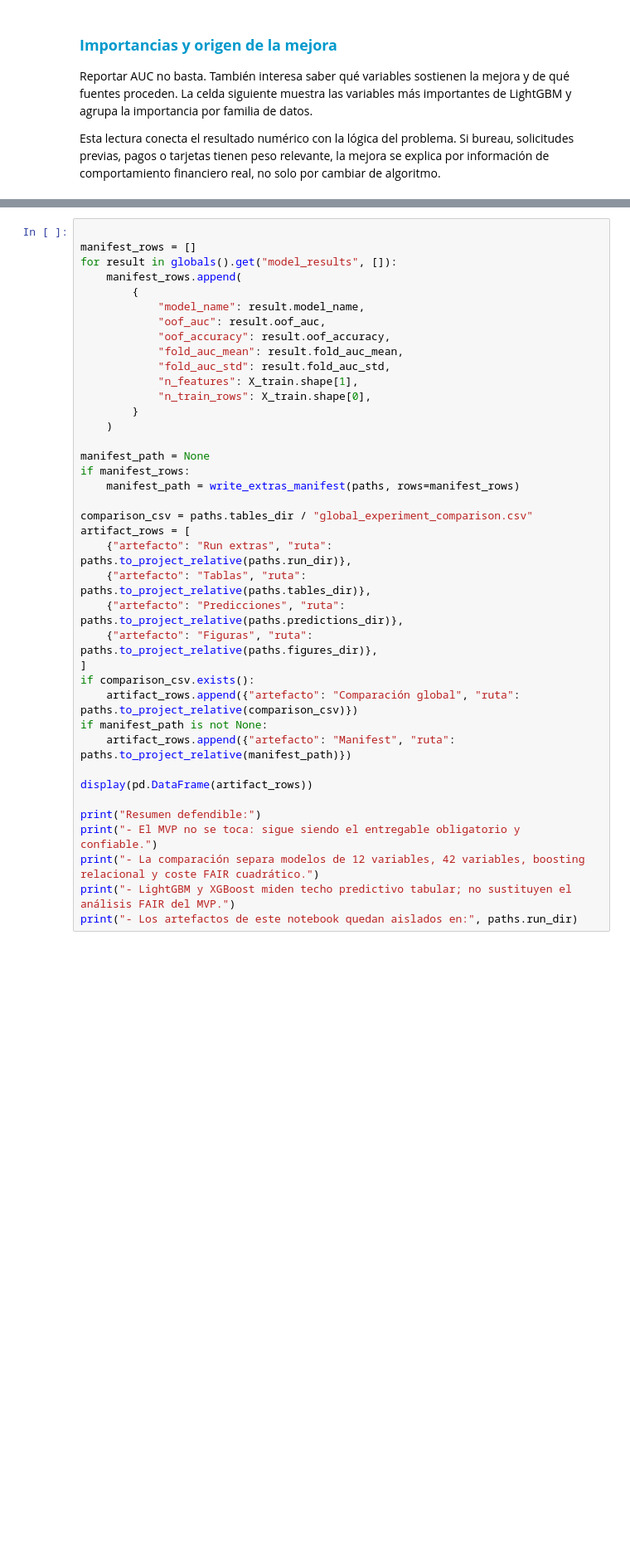
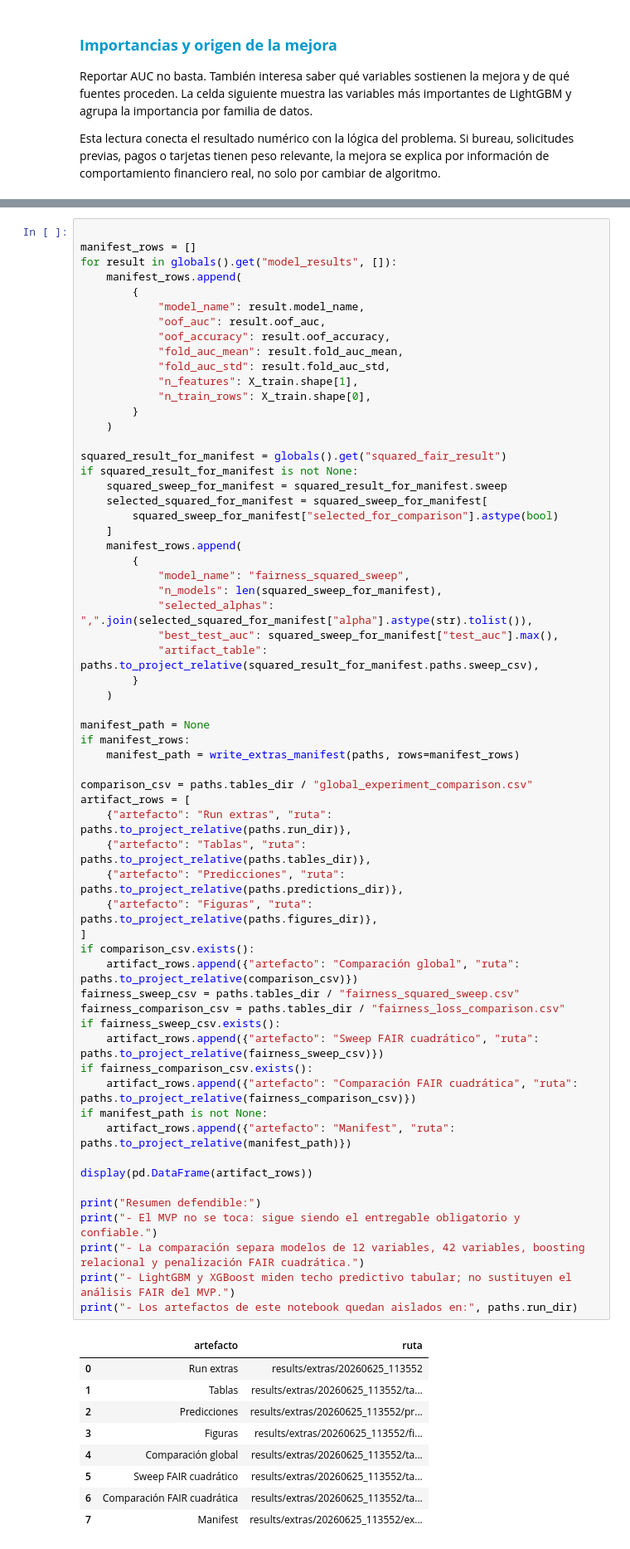
Before and after one commit to marcocorpacriado-pixel/taller-redes-confiables, a Jupyter notebook: notebooks/02_extras_grade10.ipynb, the cells around one changed output, grey strips where cells are left out. Shown at 83% size. Drawn from its saved outputs; the diff is of its cells as text; blank space fills up the shorter version.

```diff
--- a/notebooks/02_extras_grade10.ipynb
+++ b/notebooks/02_extras_grade10.ipynb
@@ -1039,31 +1279,63 @@ for result in globals().get("model_results", []):
             "oof_accuracy": result.oof_accuracy,
             "fold_auc_mean": result.fold_auc_mean,
             "fold_auc_std": result.fold_auc_std,
             "n_features": X_train.shape[1],
             "n_train_rows": X_train.shape[0],
         }
     )
 
+squared_result_for_manifest = globals().get("squared_fair_result")
+if squared_result_for_manifest is not None:
+    squared_sweep_for_manifest = squared_result_for_manifest.sweep
+    selected_squared_for_manifest = squared_sweep_for_manifest[
+        squared_sweep_for_manifest["selected_for_comparison"].astype(bool)
+    ]
+    manifest_rows.append(
+        {
+            "model_name": "fairness_squared_sweep",
+            "n_models": len(squared_sweep_for_manifest),
+            "selected_alphas": ",".join(selected_squared_for_manifest["alpha"].astype(str).tolist()),
+            "best_test_auc": squared_sweep_for_manifest["test_auc"].max(),
+            "artifact_table": paths.to_project_relative(squared_result_for_manifest.paths.sweep_csv),
+        }
+    )
+
 manifest_path = None
 if manifest_rows:
     manifest_path = write_extras_manifest(paths, rows=manifest_rows)
 
 comparison_csv = paths.tables_dir / "global_experiment_comparison.csv"
 artifact_rows = [
     {"artefacto": "Run extras", "ruta": paths.to_project_relative(paths.run_dir)},
     {"artefacto": "Tablas", "ruta": paths.to_project_relative(paths.tables_dir)},
     {"artefacto": "Predicciones", "ruta": paths.to_project_relative(paths.predictions_dir)},
     {"artefacto": "Figuras", "ruta": paths.to_project_relative(paths.figures_dir)},
 ]
 if comparison_csv.exists():
     artifact_rows.append({"artefacto": "Comparación global", "ruta": paths.to_project_relative(comparison_csv)})
+fairness_sweep_csv = paths.tables_dir / "fairness_squared_sweep.csv"
+fairness_comparison_csv = paths.tables_dir / "fairness_loss_comparison.csv"
+if fairness_sweep_csv.exists():
+    artifact_rows.append({"artefacto": "Sweep FAIR cuadrático", "ruta": paths.to_project_relative(fairness_sweep_csv)})
+if fairness_comparison_csv.exists():
+    artifact_rows.append({"artefacto": "Comparación FAIR cuadrática", "ruta": paths.to_project_relative(fairness_comparison_csv)})
 if manifest_path is not None:
     artifact_rows.append({"artefacto": "Manifest", "ruta": paths.to_project_relative(manifest_path)})
 
 display(pd.DataFrame(artifact_rows))
 
 print("Resumen defendible:")
 print("- El MVP no se toca: sigue siendo el entregable obligatorio y confiable.")
-print("- La comparación separa modelos de 12 variables, 42 variables, boosting relacional y coste FAIR cuadrático.")
+print("- La comparación separa modelos de 12 variables, 42 variables, boosting relacional y penalización FAIR cuadrática.")
 print("- LightGBM y XGBoost miden techo predictivo tabular; no sustituyen el análisis FAIR del MVP.")
 print("- Los artefactos de este notebook quedan aislados en:", paths.run_dir)
+# %% [output]
+|  | artefacto | ruta |
+| 0 | Run extras | results/extras/20260625_113552 |
+| 1 | Tablas | results/extras/20260625_113552/ta... |
+| 2 | Predicciones | results/extras/20260625_113552/pr... |
+| 3 | Figuras | results/extras/20260625_113552/fi... |
+| 4 | Comparación global | results/extras/20260625_113552/ta... |
+| 5 | Sweep FAIR cuadrático | results/extras/20260625_113552/ta... |
+| 6 | Comparación FAIR cuadrática | results/extras/20260625_113552/ta... |
+| 7 | Manifest | results/extras/20260625_113552/ex... |
```
Also changed, not shown: parts of 11 cells of this notebook, 4 other files.
